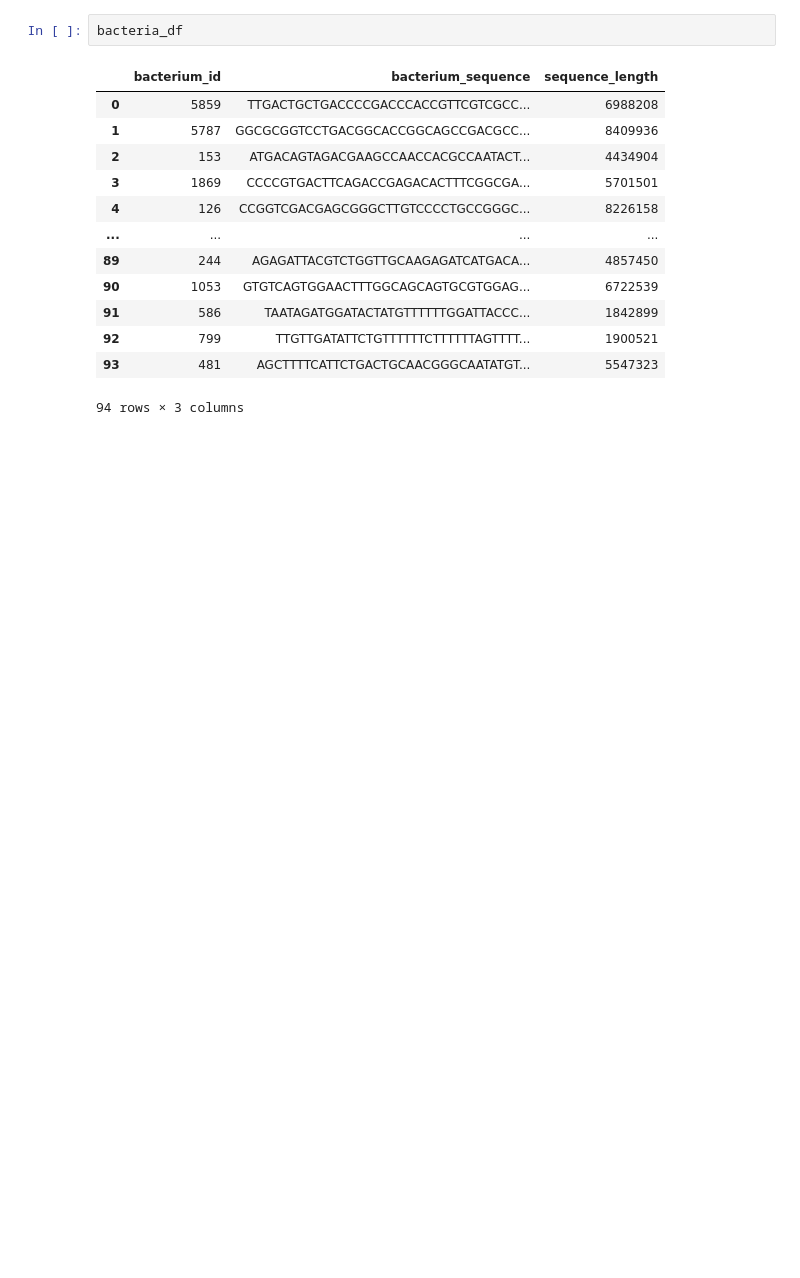
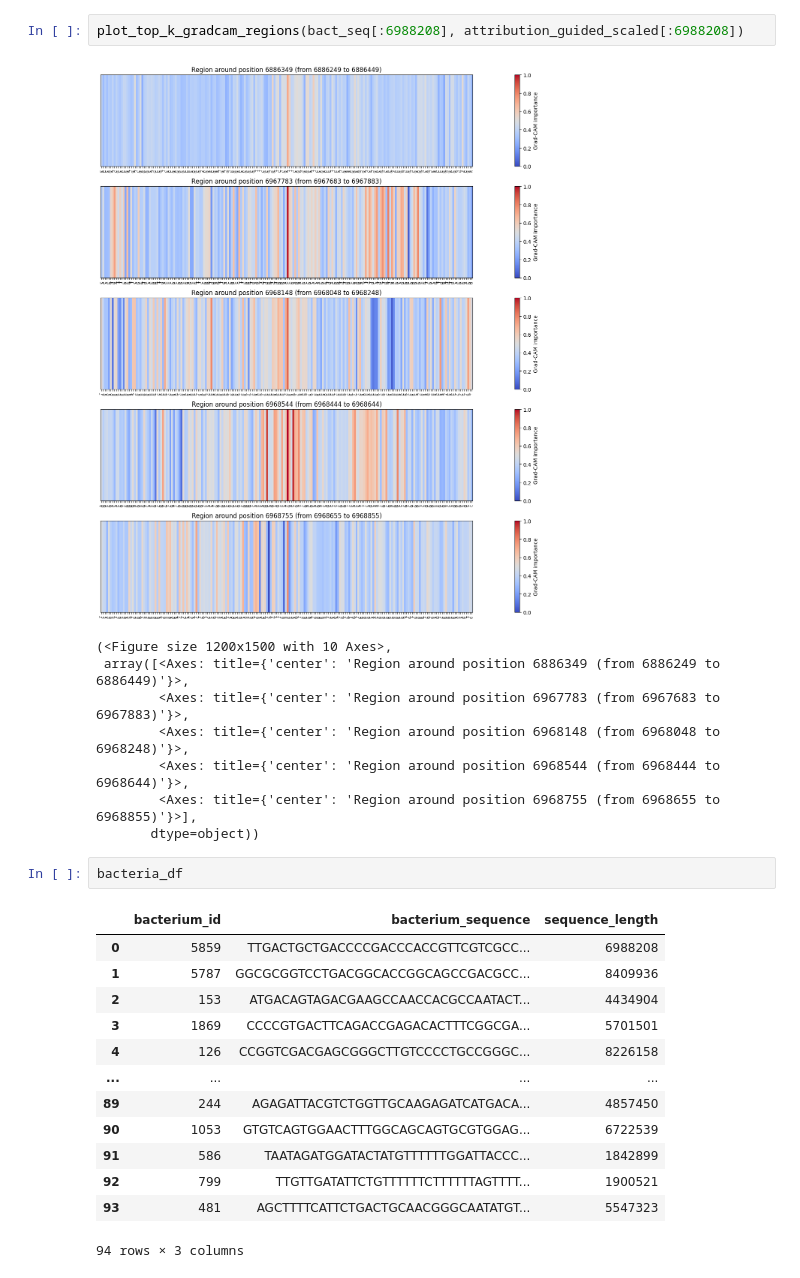
Before and after one commit to arthurbabey/gradcam1D, a Jupyter notebook: keras2torch.ipynb, the cells around one changed output. Saved outputs shown, nothing was run; the diff lists cells and outputs as text; blank space fills up the shorter version.

```diff
--- a/keras2torch.ipynb
+++ b/keras2torch.ipynb
@@ -298,3 +279,14 @@ phages_df = pd.read_csv("./data/public_data_set/phages_df.csv")
+# %%
+plot_top_k_gradcam_regions(bact_seq[:6988208], attribution_guided_scaled[:6988208])
+# %% [output]
+[figure, added]
+(<Figure size 1200x1500 with 10 Axes>,
+ array([<Axes: title={'center': 'Region around position 6886349 (from 6886249 to 6886449)'}>,
+        <Axes: title={'center': 'Region around position 6967783 (from 6967683 to 6967883)'}>,
+        <Axes: title={'center': 'Region around position 6968148 (from 6968048 to 6968248)'}>,
+        <Axes: title={'center': 'Region around position 6968544 (from 6968444 to 6968644)'}>,
+        <Axes: title={'center': 'Region around position 6968755 (from 6968655 to 6968855)'}>],
+       dtype=object))
 # %%
 bacteria_df
 # %% [output]
```
Also changed, not shown: parts of 45 cells of this notebook, 14 other files.
